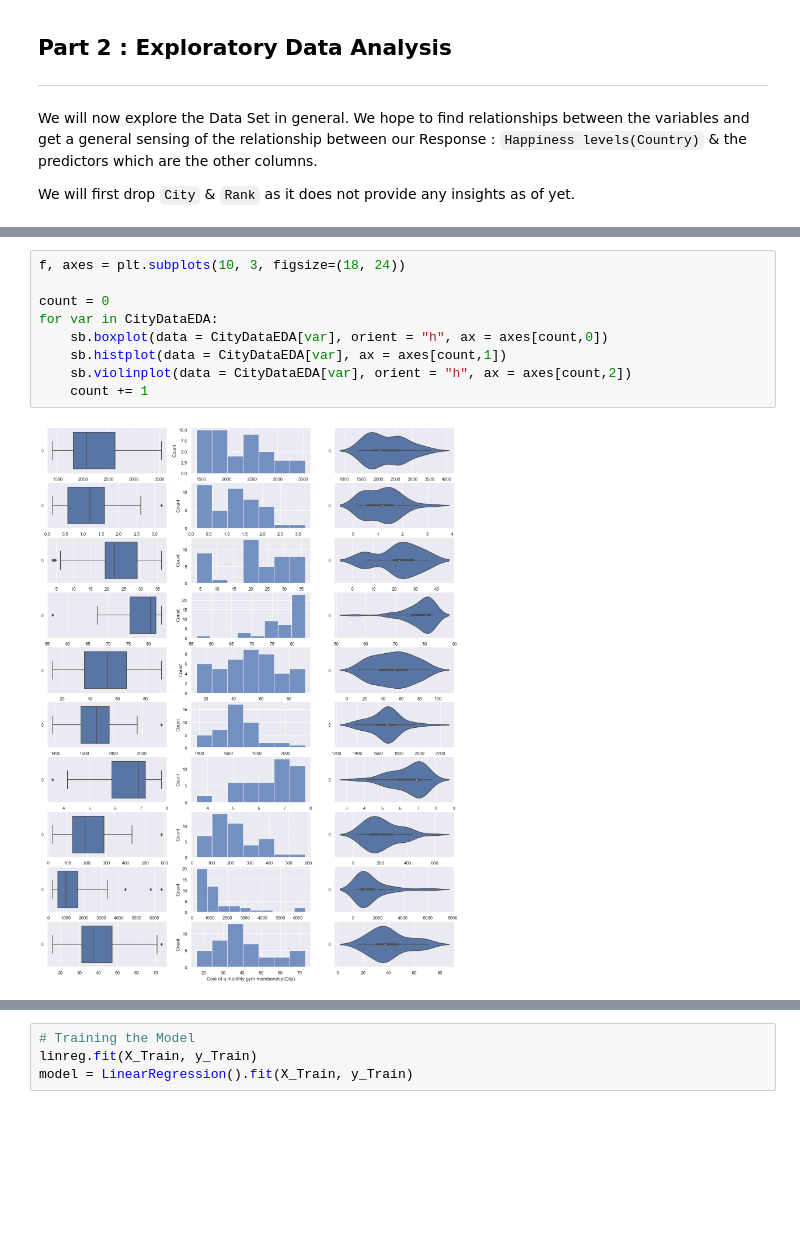
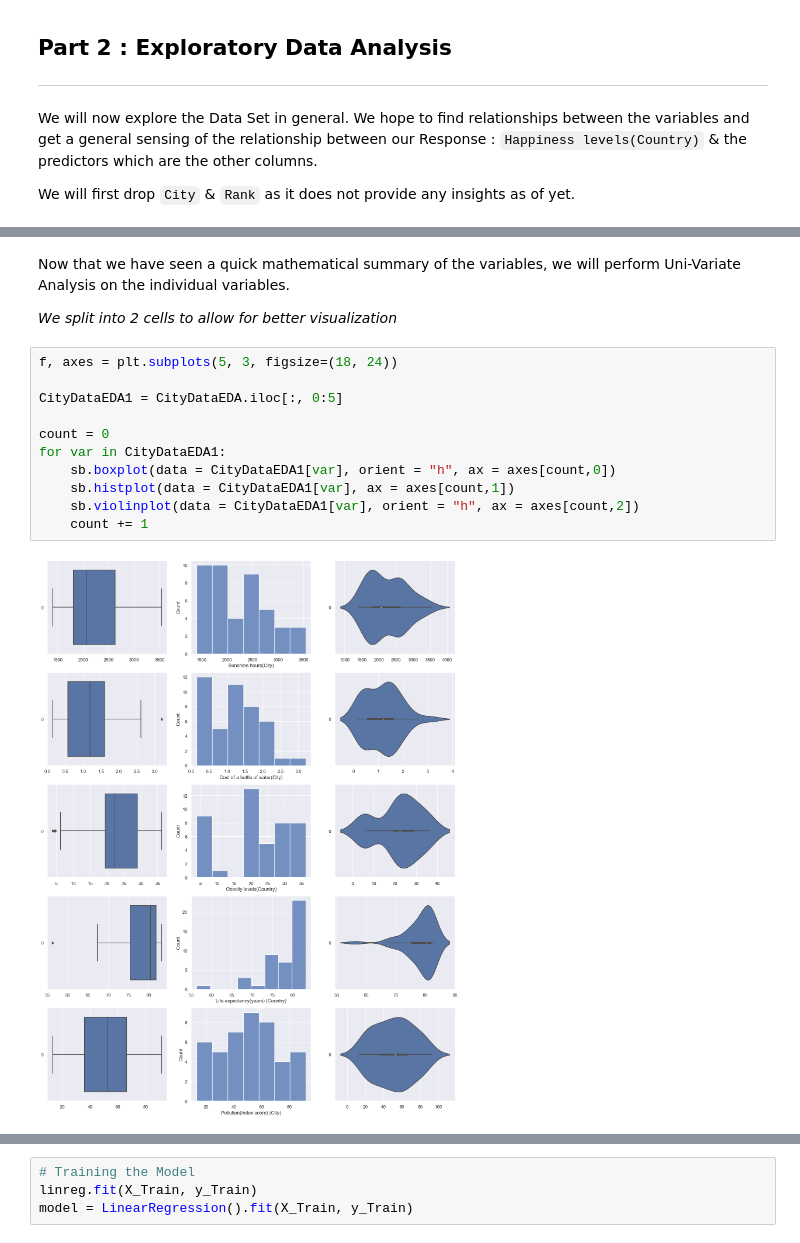
Before and after one commit to JaredNgwj/SC1015, a Jupyter notebook: SC1015 Full Project - City Happiness Level.ipynb, the cells around one changed output, grey strips where cells are left out. Drawn from its saved outputs; the diff is of its cells as text; blank space fills up the shorter version.

```diff
--- a/SC1015 Full Project - City Happiness Level.ipynb
+++ b/SC1015 Full Project - City Happiness Level.ipynb
@@ -232,14 +233,21 @@ CityDataEDA.describe().round(2)
 | 50% | 2066.00 | 1.19 | 22.30 | 80.40 | ... |
 | 75% | 2626.50 | 1.60 | 29.00 | 81.80 | ... |
 | max | 3542.00 | 3.20 | 36.20 | 83.20 | ... |
+# %% [markdown]
+Now that we have seen a quick mathematical summary of the variables, we will perform Uni-Variate Analysis on the individual variables.
+
+
+*We split into 2 cells to allow for better visualization*
 # %%
-f, axes = plt.subplots(10, 3, figsize=(18, 24))
+f, axes = plt.subplots(5, 3, figsize=(18, 24))
+
+CityDataEDA1 = CityDataEDA.iloc[:, 0:5]
 
 count = 0
-for var in CityDataEDA:
-    sb.boxplot(data = CityDataEDA[var], orient = "h", ax = axes[count,0])
-    sb.histplot(data = CityDataEDA[var], ax = axes[count,1])
-    sb.violinplot(data = CityDataEDA[var], orient = "h", ax = axes[count,2])
+for var in CityDataEDA1:
+    sb.boxplot(data = CityDataEDA1[var], orient = "h", ax = axes[count,0])
+    sb.histplot(data = CityDataEDA1[var], ax = axes[count,1])
+    sb.violinplot(data = CityDataEDA1[var], orient = "h", ax = axes[count,2])
     count += 1
 # %% [output]
-[figure, old version]
+[figure, new version]
```
Also changed, not shown: parts of 25 cells of this notebook, 1 other file.
